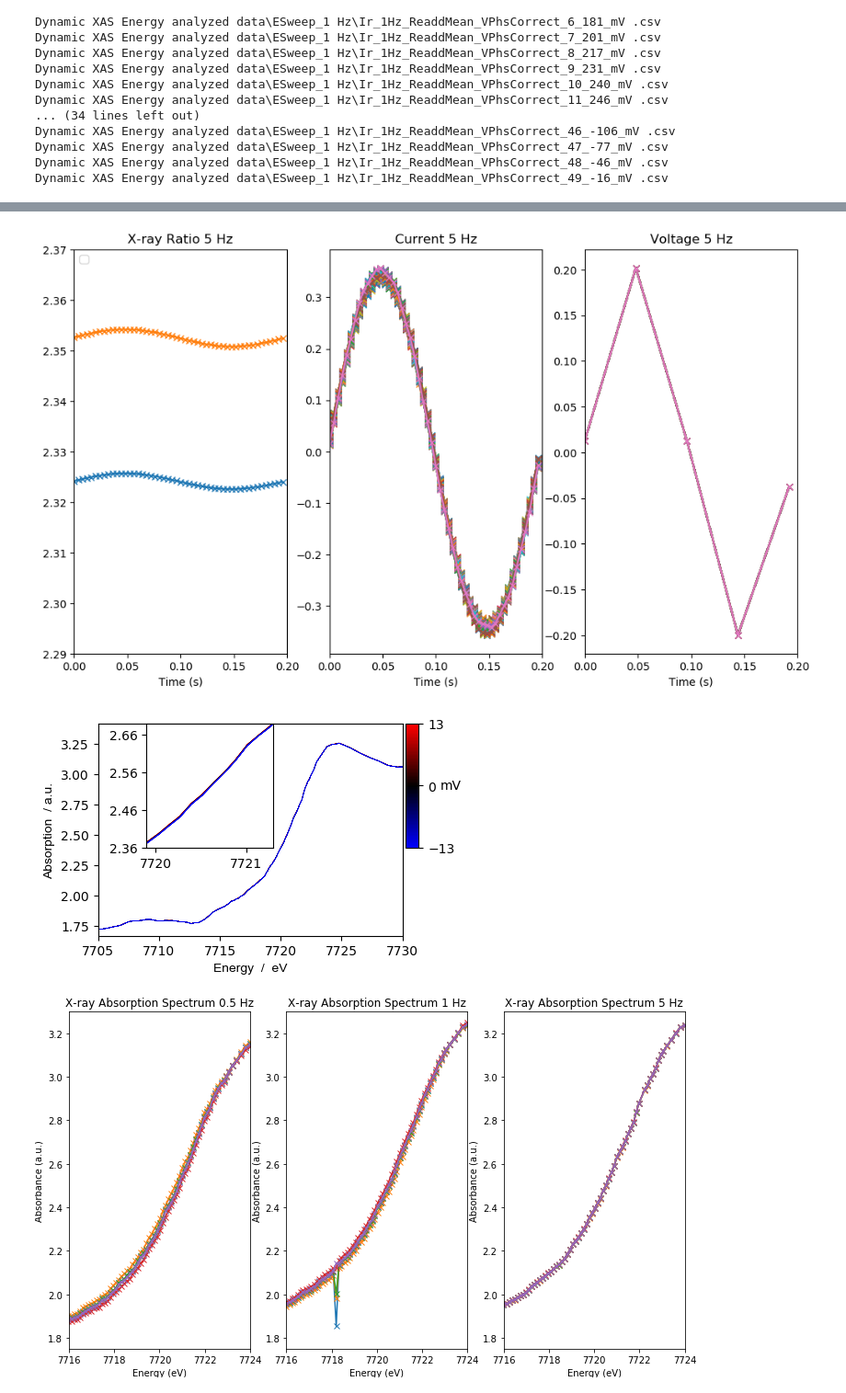
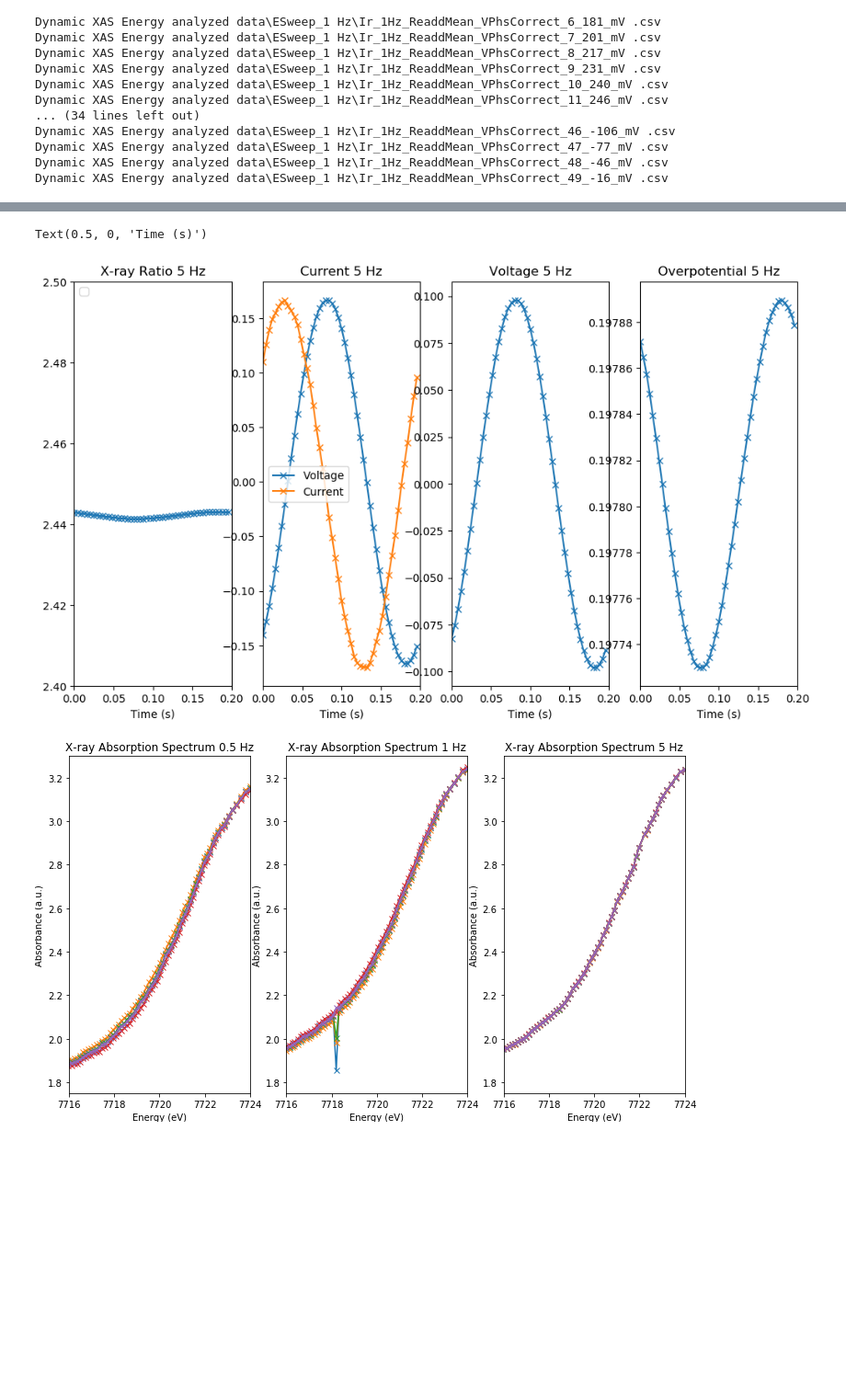
Before and after one commit to BGerwe/Xray-Project, a Jupyter notebook: dynamic XAS Energy spectra.ipynb, the cells around one changed output, grey strips where cells are left out. Shown at 92% size. Cells and saved outputs as stored; diff of their text form; code cells hidden in the pictures; blank space fills up the shorter version.

```diff
--- a/dynamic XAS Energy spectra.ipynb
+++ b/dynamic XAS Energy spectra.ipynb
@@ -675,18 +772,0 @@ eta=V-I*Rohm/100
-# %%
- fig2, f2_ax1=plt.subplots(ncols=1,nrows=1,figsize=size)
-dum1=dum2.copy()
-
-V=dum1[:,3,:]
-I=dum1[:,2,:]
-#     eta=np.real(V)*np.abs(R2/(R1*(1+(2*np.pi*freq*1j*Q)**a*R2)+R2))
-Rohm=63.97
-eta=V-I*Rohm/100
-# eta=np.transpose(eta,(0,2,1))
-# dum1=np.concatenate((dum1,eta),axis=1)
-
-
-# f2_ax1.plot(dum1[:,0,:].T, dum1[:,7,:].T,'x-')
-# f2_ax1.plot(dum1[90,0,:,None],dum1[90,1,:,None]-np.mean(dum1[90,1,:,None]),'d-')
-# f2_ax1.plot(dum1[:,0,:].T,np.transpose(dum1[:,2,:]-np.mean(dum1[:,2,:])),'s-')
-# f2_ax1.plot(dum1[90,0,:,None],dum1[90,3,:,None]-np.mean(dum1[90,3,:,None]),'^-')
-plt.show()
@@ -776,9 +847,12 @@ array([[ 0.00000000e+00+0.00000000e+00j,  4.00000000e-03+0.00000000e+00j,
+# %%
+dum3=dum1.copy()
 # %%
 fhead=r'C:\Users\shadd\OneDrive\Documents\Python\fr_XAS\Dynamic XAS Energy analyzed data'
-path3=fhead+'\ESweep5Hz_ReaddMean_PhsCorrect_RawXray_Dec200_Hold.txt'
+path3=fhead+'\ESweep5Hz_ReaddMean_VPhsCorrect_RawXray_Dec200_Hold.txt'
 
-dum3=readolddata(path3,200,5,6)
+# dum3=readolddata(path3,200,5,6)
 
+# dum3[:,3,:]=dum3[:,3,:]*-1
 # Irmeans=np.array([np.mean(dum3[:,1,:],axis=1)]).T
 # dum3[:,1,:]=-1*(dum3[:,1,:]-Irmeans)
 # dum3[:,1,:]=dum3[:,1,:]+Irmeans
@@ -791,49 +865,59 @@ Elist5=np.delete(Elist5,158)
 Elist5=np.delete(Elist5,106)
 Elist5=np.delete(Elist5,6)
 
-dum3=np.delete(dum3,6,axis=0)
+# dum3=np.delete(dum3,6,axis=0)
 
+dum3=CalcEta(dum3)
 
 Edum5=np.tile(Elist5,dum3.shape[2])
 Edum5.resize(dum3.shape[2],Elist5.size)
 Edum5=Edum5.transpose()
 
 fig=plt.figure(figsize=(12,6.75))
 
-ax1=fig.add_subplot(131)
-ax1.plot(dum3[85:88,0,:].T,dum3[85:88,1,:].T,'-x')
+ax1=fig.add_subplot(141)
+ax1.plot(dum3[0,0,:].T,dum3[0,1,:].T,'-x')
 ax1.set_xlim(0,.2)
-ax1.set_ylim(2.29,2.37)
+ax1.set_ylim(2.4,2.5)
 ax1.set_title('X-ray Ratio 5 Hz')
 ax1.set_xlabel('Time (s)')
 ax1.legend(Edum5[0,85:88],loc='upper left')
 # ax1.set_ylabel('Absorbance (a.u.)')
 
-ax1=fig.add_subplot(132)
-ax1.plot(dum3[:,0,:].T,dum3[:,2,:].T,'-x')
+ax1=fig.add_subplot(142)
+ax1.plot(dum3[:,0,:].T,dum3[:,3,:].T*1.7,'-x',dum3[:,0,:].T,dum3[:,2,:].T,'-x')
 ax1.set_xlim(0,.2)
 ax1.set_title('Current 5 Hz')
 ax1.set_xlabel('Time (s)')
+ax1.legend(['Voltage','Current'],loc=6)
 # ax1.set_ylabel('Voltage (V)')
 
-ax1=fig.add_subplot(133)
-ax1.plot(dum3[:,0,::12].T,dum3[:,3,::12].T,'-x')
+ax1=fig.add_subplot(143)
+ax1.plot(dum3[:,0,:].T,dum3[:,3,:].T,'-x')
 ax1.set_xlim(0,.2)
 # ax1.set_ylim(-.0001,.0001)
 ax1.set_title('Voltage 5 Hz')
 ax1.set_xlabel('Time (s)')
 # ax1.set_ylabel('Voltage (V)')
 
+ax1=fig.add_subplot(144)
+ax1.plot(dum3[:,0,:].T,dum3[:,-2,:].T,'-x')
+ax1.set_xlim(0,.2)
+# ax1.set_ylim(-.0001,.0001)
+ax1.set_title('Overpotential 5 Hz')
+ax1.set_xlabel('Time (s)')
+# ax1.set_ylabel('Voltage (V)')
+
 # plt.show()
 # plt.savefig('5 Hz Time Domain Plots.png')
 
-plt2=plotXANES(Edum5,np.real(dum3),startE=7705,stopE=7730,startInE=7720,stopInE=7721.5,
-               start=12,stop=12,in_adjs=[0,-.6,1,.08,-.18,.1,-.1,0],size=(4.5,3),UseEta=True,marker='')
+# plt2=plotXANES(Edum5,np.real(dum3),startE=7705,stopE=7730,startInE=7720,stopInE=7721.5,
+#                start=12,stop=12,in_adjs=[0,-.6,1,.08,-.18,.1,-.1,0],size=(4.5,3),UseEta=True,marker='')
 # plt2.tight_layout()
 # plt2.savefig('5 Hz X-ray Spectra Voltage Phs.png',dpi=500, bbox_inches='tight')
 # %% [output]
+Text(0.5, 0, 'Time (s)')
-[figure, old version]
+[figure, new version]
-[figure, removed]
 # %%
 fig=plt.figure(figsize=(12,6.75))
 
```
Also changed, not shown: parts of 15 cells of this notebook.
